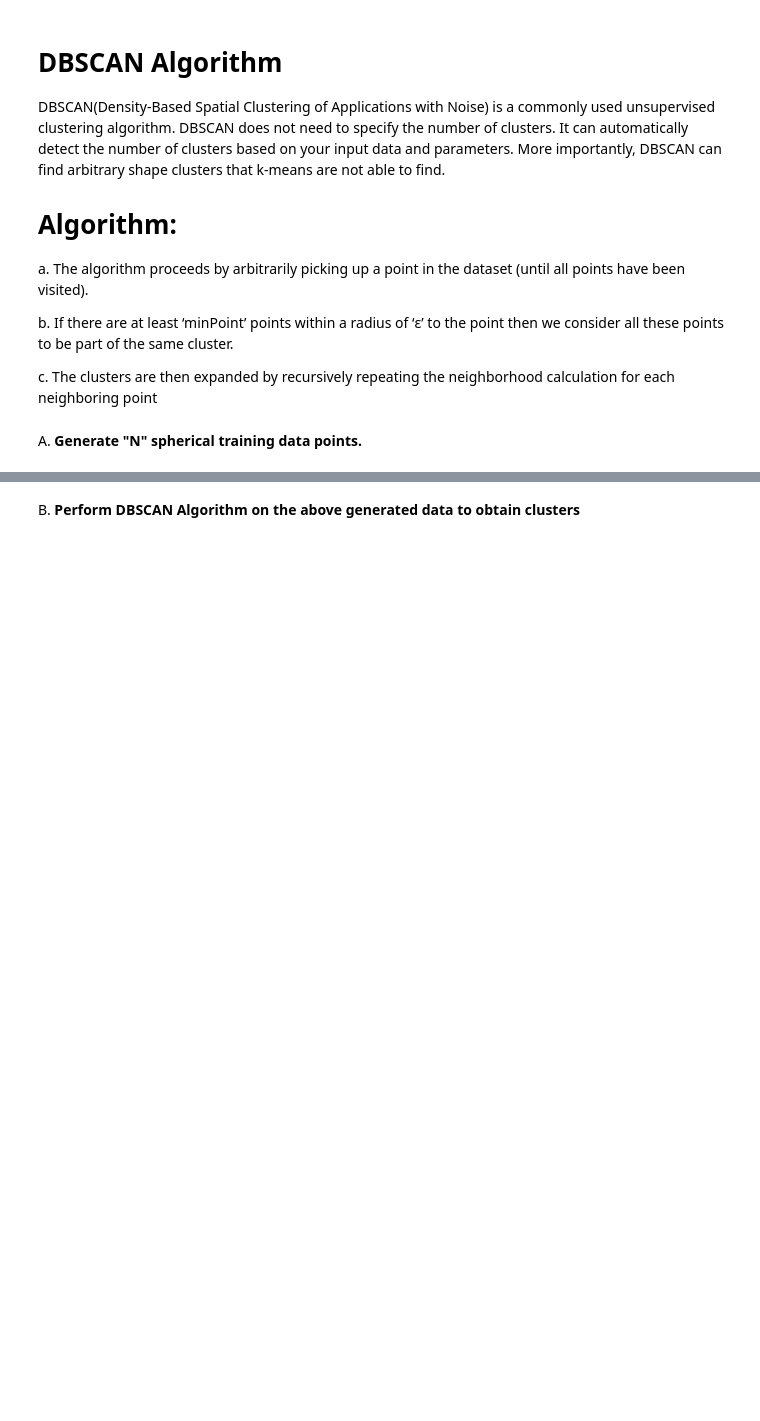
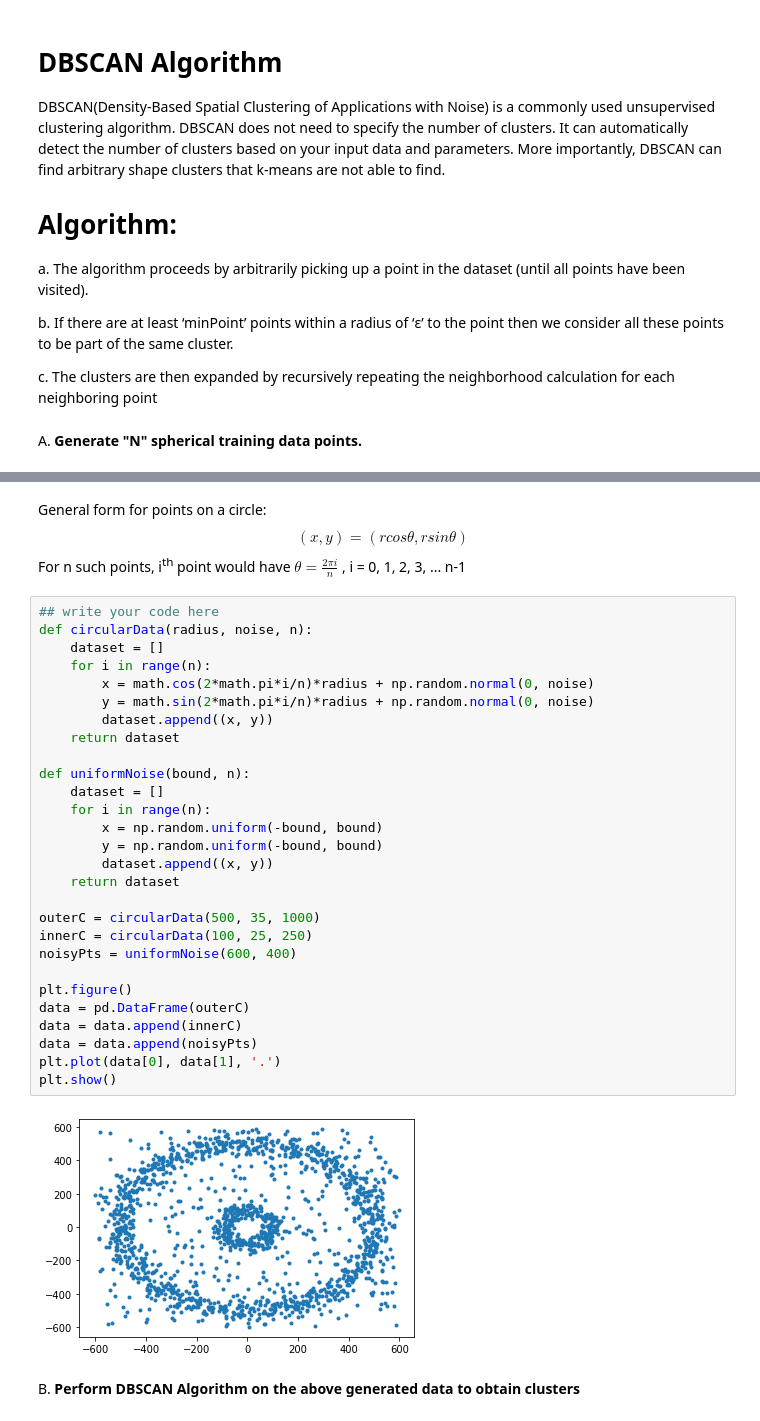
Before and after one commit to Whitelisted2/EE413-PRML-Lab, a Jupyter notebook: Assignment-7-Clustering2/Solved/Lab_5_CLustering_Part_2.ipynb, the cells around one changed output, grey strips where cells are left out. Drawn from its saved outputs; the diff is of its cells as text; blank space fills up the shorter version.

```diff
--- a/Assignment-7-Clustering2/Solved/Lab_5_CLustering_Part_2.ipynb
+++ b/Assignment-7-Clustering2/Solved/Lab_5_CLustering_Part_2.ipynb
@@ -26,2 +22,36 @@ A. **Generate "N" spherical training data points.**
+# %% [markdown]
+General form for points on a circle:
+$$(x, y) = (rcos\theta, rsin\theta)$$
+For n such points, i<sup>th</sup> point would have $ \theta = \frac{2 \pi i}{n} $ , i = 0, 1, 2, 3, ... n-1
+# %%
+## write your code here
+def circularData(radius, noise, n):
+    dataset = []
+    for i in range(n):
+        x = math.cos(2*math.pi*i/n)*radius + np.random.normal(0, noise)
+        y = math.sin(2*math.pi*i/n)*radius + np.random.normal(0, noise)
+        dataset.append((x, y))
+    return dataset
+
+def uniformNoise(bound, n):
+    dataset = []
+    for i in range(n):
+        x = np.random.uniform(-bound, bound)
+        y = np.random.uniform(-bound, bound)
+        dataset.append((x, y))
+    return dataset
+
+outerC = circularData(500, 35, 1000)
+innerC = circularData(100, 25, 250)
+noisyPts = uniformNoise(600, 400)
+
+plt.figure()
+data = pd.DataFrame(outerC)
+data = data.append(innerC)
+data = data.append(noisyPts)
+plt.plot(data[0], data[1], '.')
+plt.show()
+# %% [output]
+[figure, added]
 # %% [markdown]
 B. **Perform DBSCAN Algorithm on the above generated data to obtain clusters**
```
Also changed, not shown: parts of 12 cells of this notebook.
